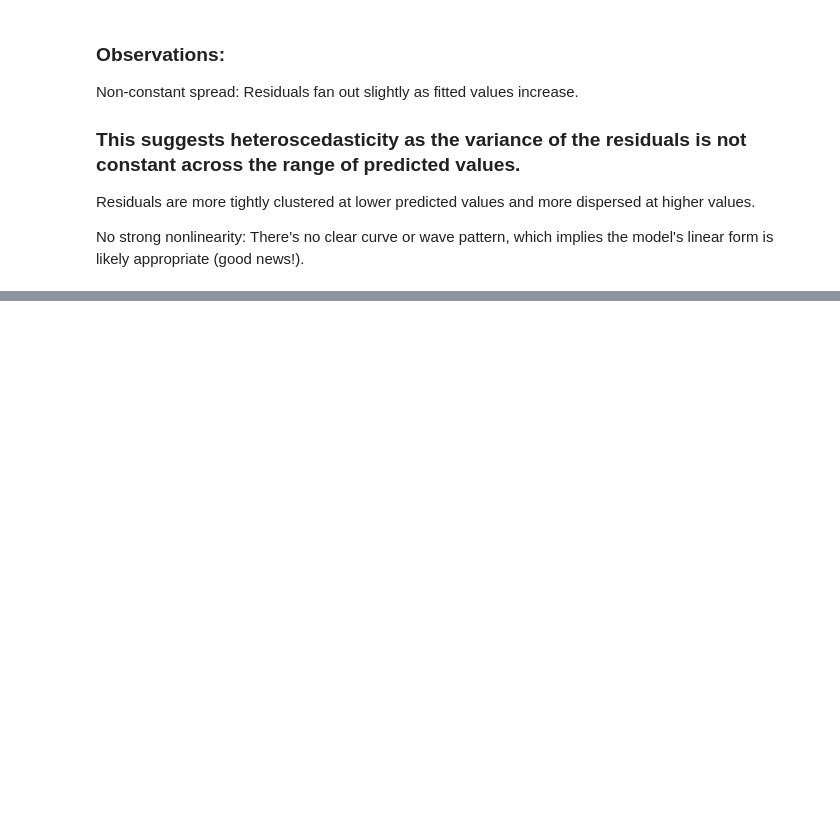
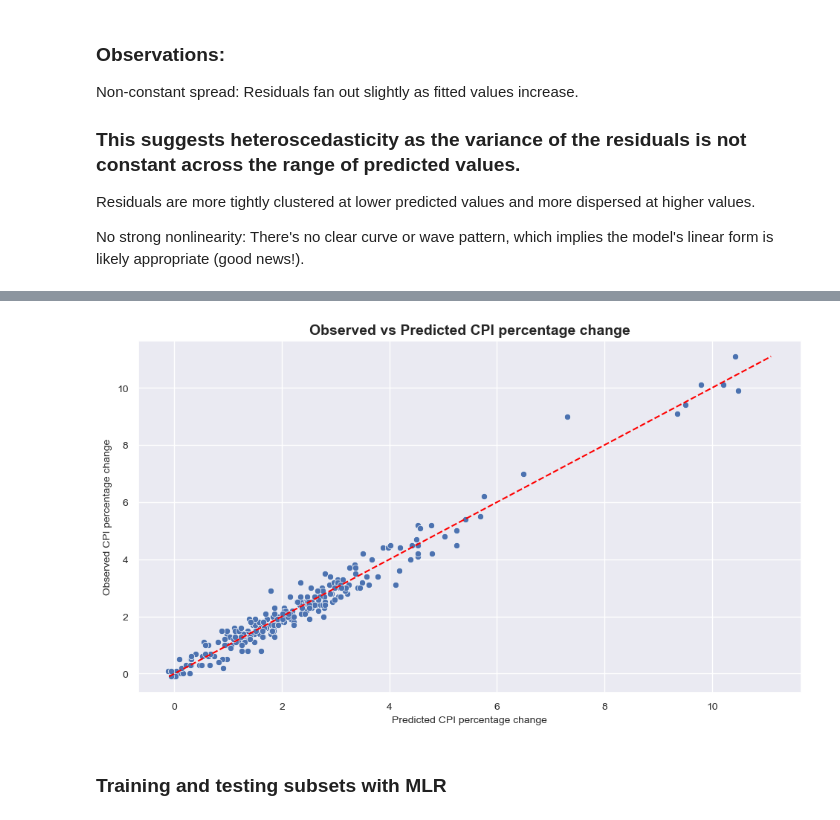
Before and after one commit to gamzebb/group-project, a Jupyter notebook: Inflation (CPI) analysis - sentiment, correlation, predictions.ipynb, the cells around one changed output, grey strips where cells are left out. Drawn from its saved outputs; the diff is of its cells as text; code cells hidden in the pictures; blank space fills up the shorter version.

```diff
--- a/Inflation (CPI) analysis - sentiment, correlation, predictions.ipynb
+++ b/Inflation (CPI) analysis - sentiment, correlation, predictions.ipynb
@@ -897,0 +899,14 @@ No strong nonlinearity: There's no clear curve or wave pattern, which implies th
+# %%
+# Define the dependent variable
+y = regression_df['CPI_pct_change (t=0)']
+
+# Define the independent variable(s)
+X = regression_df[
+    ['CPI_pct_change (t-1)', 'wage_growth_rate (t-3)', 'ftse_250_total_return (t-3)']
+]
+
+# Specify the model
+mlr = LinearRegression()
+
+# Fit the model
+mlr.fit(X, y)
@@ -897,0 +954,27 @@ No strong nonlinearity: There's no clear curve or wave pattern, which implies th
+# %%
+# Plot observed vs predicted values
+plt.figure(figsize=(10, 6))
+sns.scatterplot(x=mlr.predict(X), y=regression_df['CPI_pct_change (t=0)'])
+
+# Add Line of best fit (y = x)
+plt.plot([y.min(), y.max()], [y.min(), y.max()], color='red', linestyle='--')
+
+# Axis labels
+plt.xlabel('Predicted CPI percentage change', fontsize=10)
+plt.ylabel('Observed CPI percentage change', fontsize=10)
+
+# Title
+plt.title('Observed vs Predicted CPI percentage change', fontsize=14, fontweight='bold')
+
+# Tick label size
+plt.xticks(fontsize=10)
+plt.yticks(fontsize=10)
+
+# Final layout
+plt.grid(True)
+plt.tight_layout()
+plt.show()
+# %% [output]
+[figure, added]
+# %% [markdown]
+### Training and testing subsets with MLR
```
Also changed, not shown: parts of 21 cells of this notebook.
